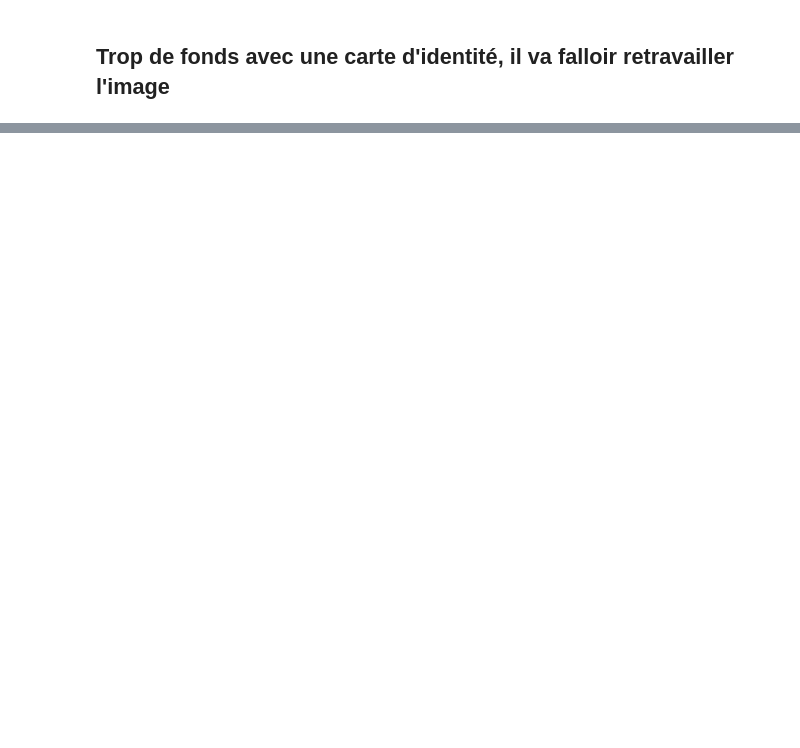
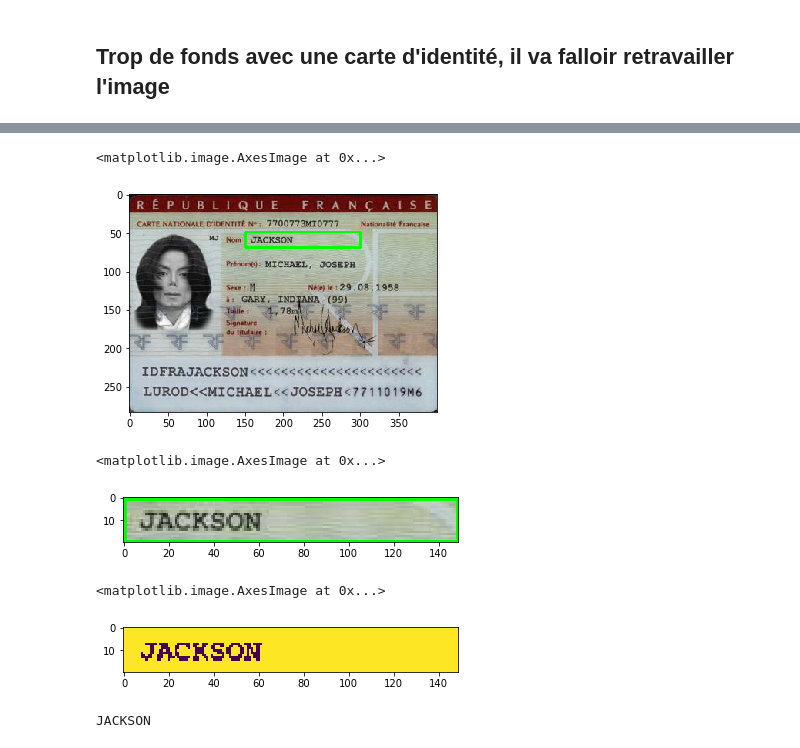
Before and after one commit to hfarner/computer_vision, a Jupyter notebook: CI/Carte_identité.ipynb, the cells around one changed output, grey strips where cells are left out. Saved outputs shown, nothing was run; the diff lists cells and outputs as text; code cells hidden in the pictures; blank space fills up the shorter version.

```diff
--- a/CI/Carte_identité.ipynb
+++ b/CI/Carte_identité.ipynb
@@ -118,0 +138,27 @@ Nom: CLAUDINE, NAJAT DUPONT
+# %%
+image = cv2.imread(imagePath)
+x = 151
+y = 49
+w = 300
+h = 69
+plt.imshow(cv2.rectangle(image, (x, y), (w, h), (0, 255, 0), 2))
+# %% [output]
+<matplotlib.image.AxesImage at 0x...>
+[figure, added]
+# %%
+region_Nom = image[y:h, x:w]
+plt.imshow(region_Nom)
+# %% [output]
+<matplotlib.image.AxesImage at 0x...>
+[figure, added]
+# %%
+region_Nom = remove_noise(thresholding(grayscale(region_Nom)))
+plt.imshow(region_Nom)
+# %% [output]
+<matplotlib.image.AxesImage at 0x...>
+[figure, added]
+# %%
+NomCI = pytesseract.image_to_string(region_Nom)
+print(NomCI)
+# %% [output]
+JACKSON
```
Also changed, not shown: parts of 10 cells of this notebook.
